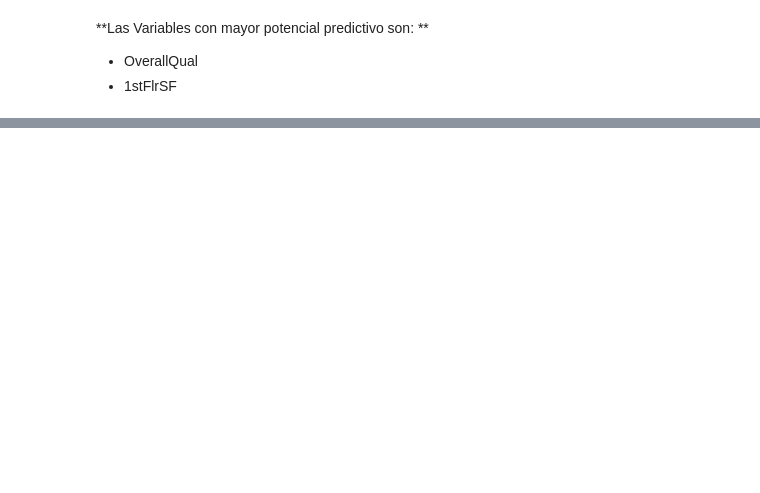
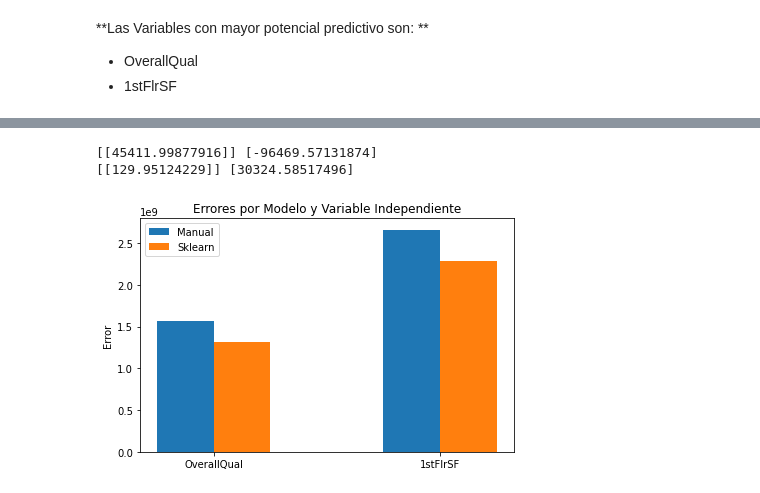
Before and after one commit to cesaraceytuno/PYTHON_DS, a Jupyter notebook: Proyecto/Proyecto.ipynb, the cells around one changed output, grey strips where cells are left out. Saved outputs shown, nothing was run; the diff lists cells and outputs as text; code cells hidden in the pictures; blank space fills up the shorter version.

```diff
--- a/Proyecto/Proyecto.ipynb
+++ b/Proyecto/Proyecto.ipynb
@@ -162,0 +182,53 @@ print(np.matmul((yhat-y),matriz)/x.size)
+# %%
+x1 = training_set[:,1].reshape(-1,1)
+x2 = training_set[:,2].reshape(-1,1)
+y = training_set[:,0].reshape(-1,1)
+modelo_sklearn_OverallQual = LinearRegression().fit(x1,y)
+modelo_sklearn_1stFlrSF = LinearRegression().fit(x2,y)
+print(modelo_sklearn_OverallQual.coef_,modelo_sklearn_OverallQual.intercept_)
+print(modelo_sklearn_1stFlrSF.coef_,modelo_sklearn_1stFlrSF.intercept_)
+# %% [output]
+[[45411.99877916]] [-96469.57131874]
+[[129.95124229]] [30324.58517496]
+# %%
+def predict_model(manual_model, sklearn_model, x):
+    yhat_sk = sklearn_model.predict(x)
+    yhat_manual = manual_model[0]*x + manual_model[1]
+    yhat_mean = (yhat_manual + yhat_sk)/2
+    return yhat_manual, yhat_sk, yhat_mean
+# %%
+x1 = test_set[:,1].reshape(-1,1)
+x2 = test_set[:,2].reshape(-1,1)
+y = test_set[:,0].reshape(-1,1)
+
+yhat_manual_x1, yhat_sklearn_x1, yhat_mean_x1 = predict_model(modelo_manual_OverallQual, modelo_sklearn_OverallQual, x1)
+yhat_manual_x2, yhat_sklearn_x2, yhat_mean_x2 = predict_model(modelo_manual_1stFlrSF, modelo_sklearn_1stFlrSF, x2)
+
+error_manual_x1 = (np.mean(np.power((y-yhat_manual_x1),2)))/2
+error_sklearn_x1 = (np.mean(np.power((y-yhat_sklearn_x1),2)))/2
+error_avg_x1 = (np.mean(np.power((y-yhat_mean_x1),2)))/2
+
+error_manual_x2 = (np.mean(np.power((y-yhat_manual_x2),2)))/2
+error_sklearn_x2 = (np.mean(np.power((y-yhat_sklearn_x2),2)))/2
+error_avg_x2 = (np.mean(np.power((y-yhat_mean_x2),2)))/2
+
+labels = ['OverallQual','1stFlrSF']
+x = np.arange(len(labels))
+width = 0.25
+errores_manual = [error_manual_x1,error_manual_x2]
+errores_sklearn = [error_sklearn_x1,error_sklearn_x2]
+
+fig, ax = plt.subplots()
+rect1 = ax.bar(x - width/2, errores_manual, width, label='Manual')
+rect2 = ax.bar(x + width/2, errores_sklearn, width, label='Sklearn')
+
+ax.set_ylabel('Error')
+ax.set_title('Errores por Modelo y Variable Independiente')
+ax.set_xticks(x)
+ax.set_xticklabels(labels)
+ax.legend()
+
+fig.tight_layout()
+plt.show()
+# %% [output]
+[figure, added]
```
Also changed, not shown: parts of 7 cells of this notebook.
